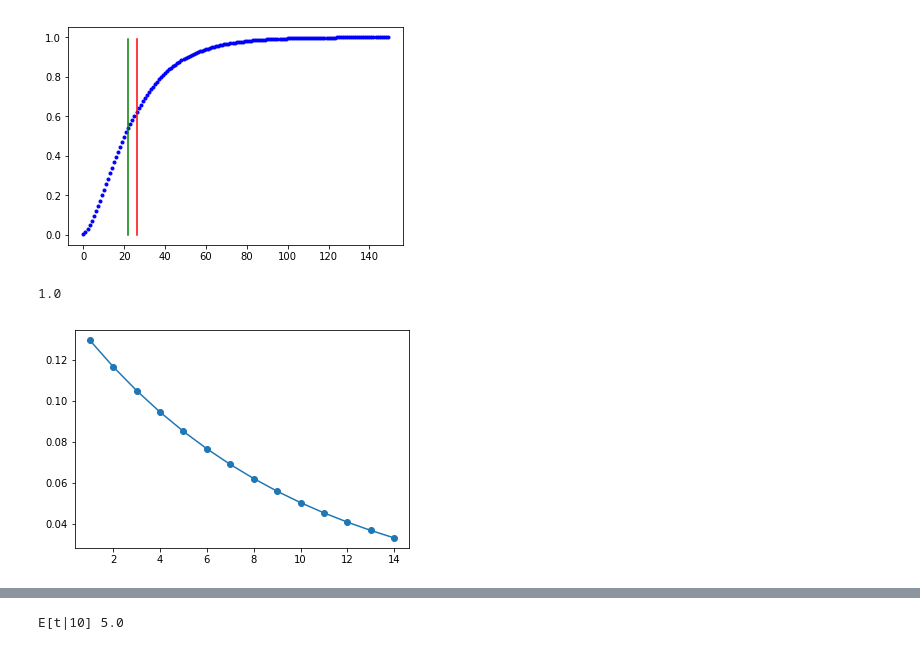
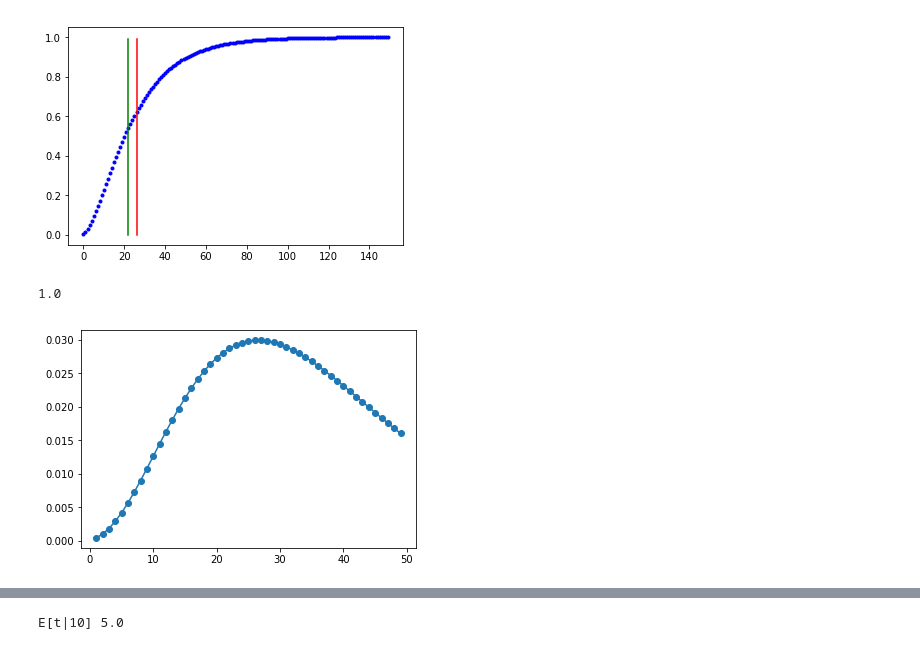
Before and after one commit to toologicbv/meta_learner, a Jupyter notebook: pytorch_expers.ipynb, the cells around one changed output, grey strips where cells are left out. Cells and saved outputs as stored; diff of their text form; code cells hidden in the pictures.

```diff
--- a/pytorch_expers.ipynb
+++ b/pytorch_expers.ipynb
@@ -266,14 +266,15 @@ Sum of probs 1.00
 Median 22.0
 [figure]
 # %%
-x = np.arange(1, 15)
-probs = stats.nbinom.pmf(x, 1, p=0.1)
+x = np.arange(1,50)
+probs = stats.nbinom.pmf(x, 4, p=0.1)
+# probs = stats.geom.pmf(x, p=0.009)
 trunc_probs = 1./np.sum(probs) * probs
 plt.plot(x, trunc_probs, 'o-')
 print(np.sum(trunc_probs))
 # %% [output]
 1.0
-[figure, old version]
+[figure, new version]
 # %%
 x = np.arange(0.01, 1, 0.01)
 probs = stats.beta.pdf(x, a=0.1, b=0.1)
```
Also changed, not shown: 5 other files.
